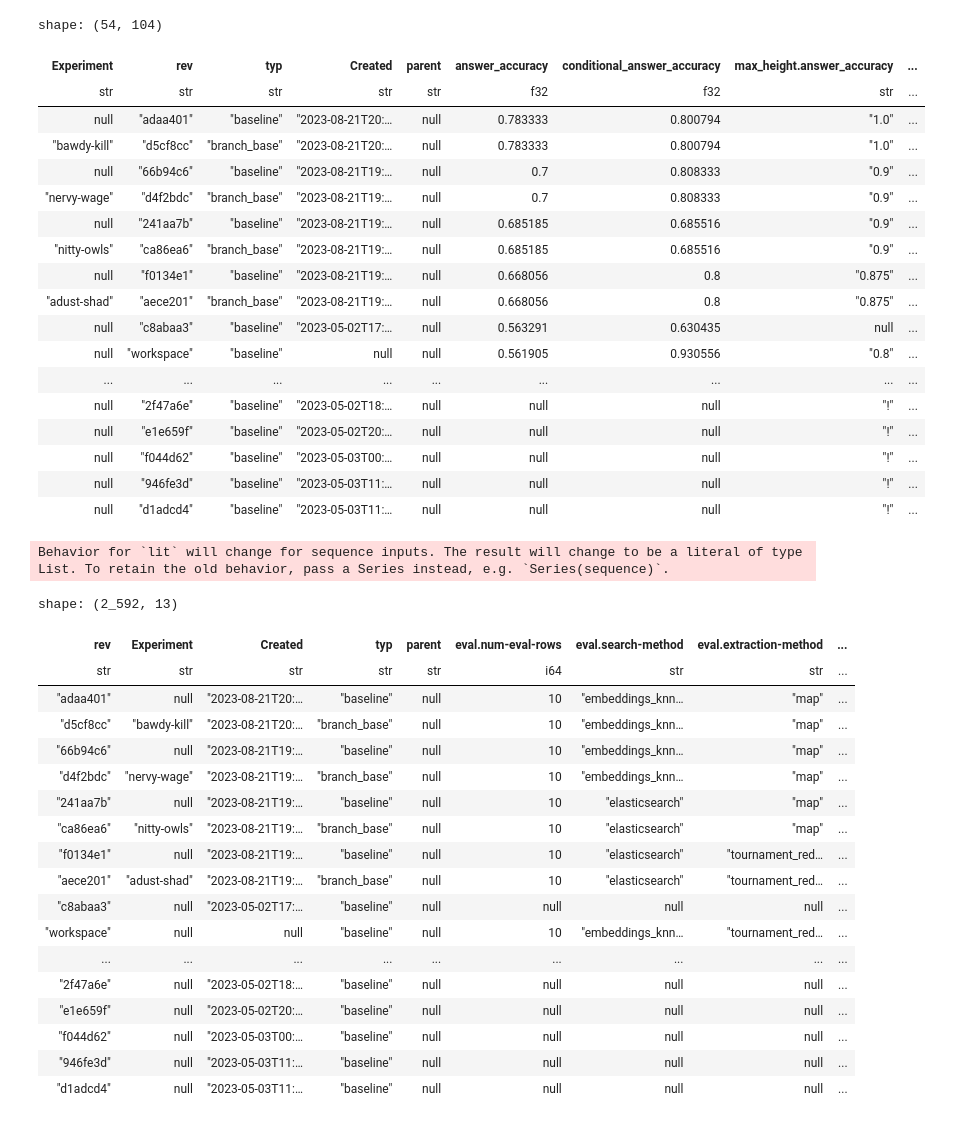
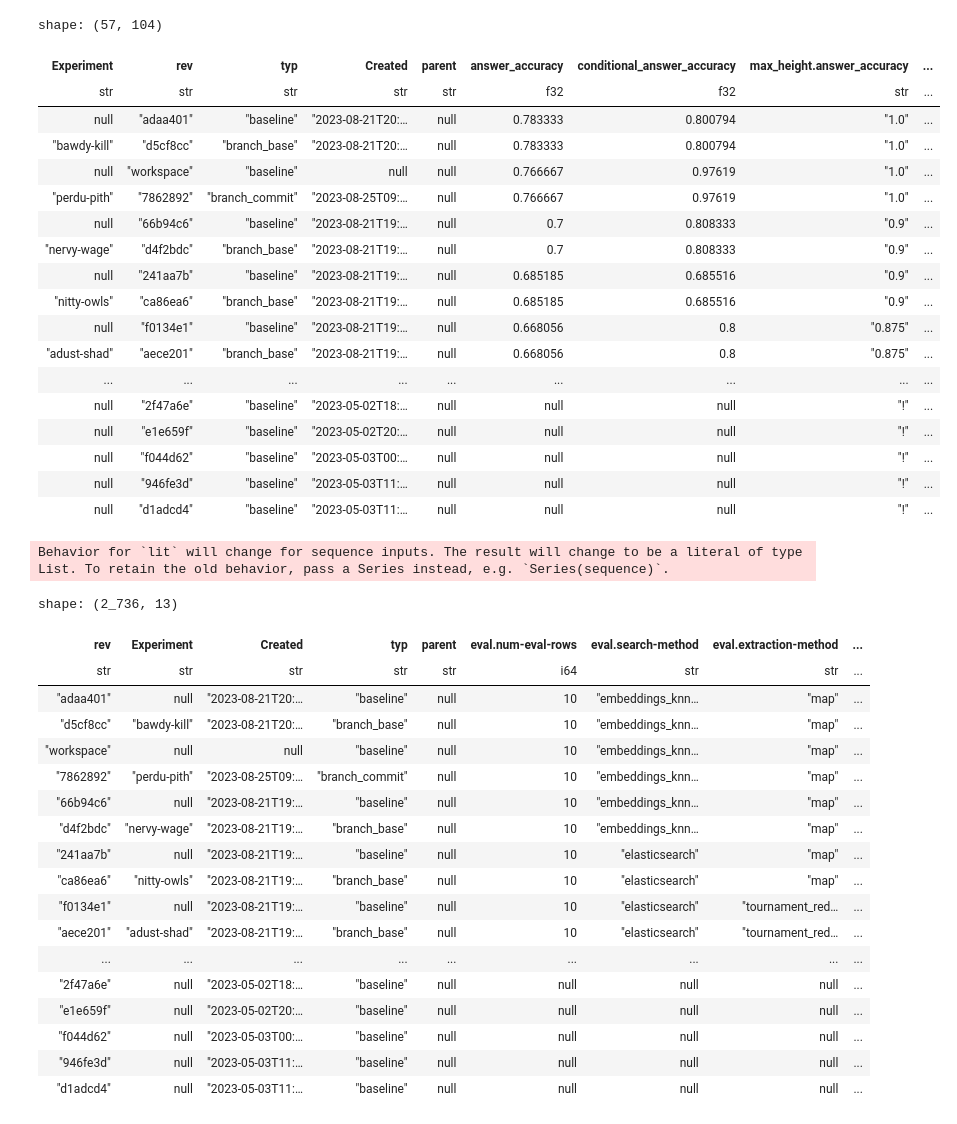
Before and after one commit to National-Zoning-Atlas/zoning-gpt, a Jupyter notebook: maxdumas/exp_analysis.ipynb, the cells around one changed output. Drawn from its saved outputs; the diff is of its cells as text; code cells hidden in the pictures.

```diff
--- a/maxdumas/exp_analysis.ipynb
+++ b/maxdumas/exp_analysis.ipynb
@@ -3,29 +3,29 @@ import polars as pl
 import plotly.express as px
 # %%
 df = (
-    pl.read_csv("../exps.csv")
+    pl.read_csv("../exps2.csv")
     .filter(pl.col("answer_accuracy").is_not_null())
     .with_columns(
         pl.col("answer_accuracy").cast(pl.Float32, strict=False),
         pl.col("conditional_answer_accuracy").cast(pl.Float32, strict=False),
     )
     .sort(pl.col("answer_accuracy"), descending=True)
 )
 df
 # %% [output]
-shape: (54, 104)
+shape: (57, 104)
 | Experiment | rev | typ | Created | parent | answer_accuracy | conditional_answer_accuracy | max_height.answer_accuracy | ... |
 | str | str | str | str | str | f32 | f32 | str | ... |
 | null | "adaa401" | "baseline" | "2023-08-21T20:… | null | 0.783333 | 0.800794 | "1.0" | ... |
 | "bawdy-kill" | "d5cf8cc" | "branch_base" | "2023-08-21T20:… | null | 0.783333 | 0.800794 | "1.0" | ... |
+| null | "workspace" | "baseline" | null | null | 0.766667 | 0.97619 | "1.0" | ... |
+| "perdu-pith" | "7862892" | "branch_commit" | "2023-08-25T09:… | null | 0.766667 | 0.97619 | "1.0" | ... |
 | null | "66b94c6" | "baseline" | "2023-08-21T19:… | null | 0.7 | 0.808333 | "0.9" | ... |
 | "nervy-wage" | "d4f2bdc" | "branch_base" | "2023-08-21T19:… | null | 0.7 | 0.808333 | "0.9" | ... |
 | null | "241aa7b" | "baseline" | "2023-08-21T19:… | null | 0.685185 | 0.685516 | "0.9" | ... |
 | "nitty-owls" | "ca86ea6" | "branch_base" | "2023-08-21T19:… | null | 0.685185 | 0.685516 | "0.9" | ... |
 | null | "f0134e1" | "baseline" | "2023-08-21T19:… | null | 0.668056 | 0.8 | "0.875" | ... |
 | "adust-shad" | "aece201" | "branch_base" | "2023-08-21T19:… | null | 0.668056 | 0.8 | "0.875" | ... |
-| null | "c8abaa3" | "baseline" | "2023-05-02T17:… | null | 0.563291 | 0.630435 | null | ... |
-| null | "workspace" | "baseline" | null | null | 0.561905 | 0.930556 | "0.8" | ... |
 | ... | ... | ... | ... | ... | ... | ... | ... | ... |
 | null | "2f47a6e" | "baseline" | "2023-05-02T18:… | null | null | null | "!" | ... |
 | null | "e1e659f" | "baseline" | "2023-05-02T20:… | null | null | null | "!" | ... |
@@ -53,19 +53,19 @@ df_terms = (
 df_terms
 # %% [output]
 Behavior for `lit` will change for sequence inputs. The result will change to be a literal of type List. To retain the old behavior, pass a Series instead, e.g. `Series(sequence)`.
-shape: (2_592, 13)
+shape: (2_736, 13)
 | rev | Experiment | Created | typ | parent | eval.num-eval-rows | eval.search-method | eval.extraction-method | ... |
 | str | str | str | str | str | i64 | str | str | ... |
 | "adaa401" | null | "2023-08-21T20:… | "baseline" | null | 10 | "embeddings_knn… | "map" | ... |
 | "d5cf8cc" | "bawdy-kill" | "2023-08-21T20:… | "branch_base" | null | 10 | "embeddings_knn… | "map" | ... |
+| "workspace" | null | null | "baseline" | null | 10 | "embeddings_knn… | "map" | ... |
+| "7862892" | "perdu-pith" | "2023-08-25T09:… | "branch_commit" | null | 10 | "embeddings_knn… | "map" | ... |
 | "66b94c6" | null | "2023-08-21T19:… | "baseline" | null | 10 | "embeddings_knn… | "map" | ... |
 | "d4f2bdc" | "nervy-wage" | "2023-08-21T19:… | "branch_base" | null | 10 | "embeddings_knn… | "map" | ... |
 | "241aa7b" | null | "2023-08-21T19:… | "baseline" | null | 10 | "elasticsearch" | "map" | ... |
 | "ca86ea6" | "nitty-owls" | "2023-08-21T19:… | "branch_base" | null | 10 | "elasticsearch" | "map" | ... |
 | "f0134e1" | null | "2023-08-21T19:… | "baseline" | null | 10 | "elasticsearch" | "tournament_red… | ... |
 | "aece201" | "adust-shad" | "2023-08-21T19:… | "branch_base" | null | 10 | "elasticsearch" | "tournament_red… | ... |
-| "c8abaa3" | null | "2023-05-02T17:… | "baseline" | null | null | null | null | ... |
-| "workspace" | null | null | "baseline" | null | 10 | "embeddings_knn… | "tournament_red… | ... |
 | ... | ... | ... | ... | ... | ... | ... | ... | ... |
 | "2f47a6e" | null | "2023-05-02T18:… | "baseline" | null | null | null | null | ... |
 | "e1e659f" | null | "2023-05-02T20:… | "baseline" | null | null | null | null | ... |
```
Also changed, not shown: parts of 3 cells of this notebook, 1 other file.
